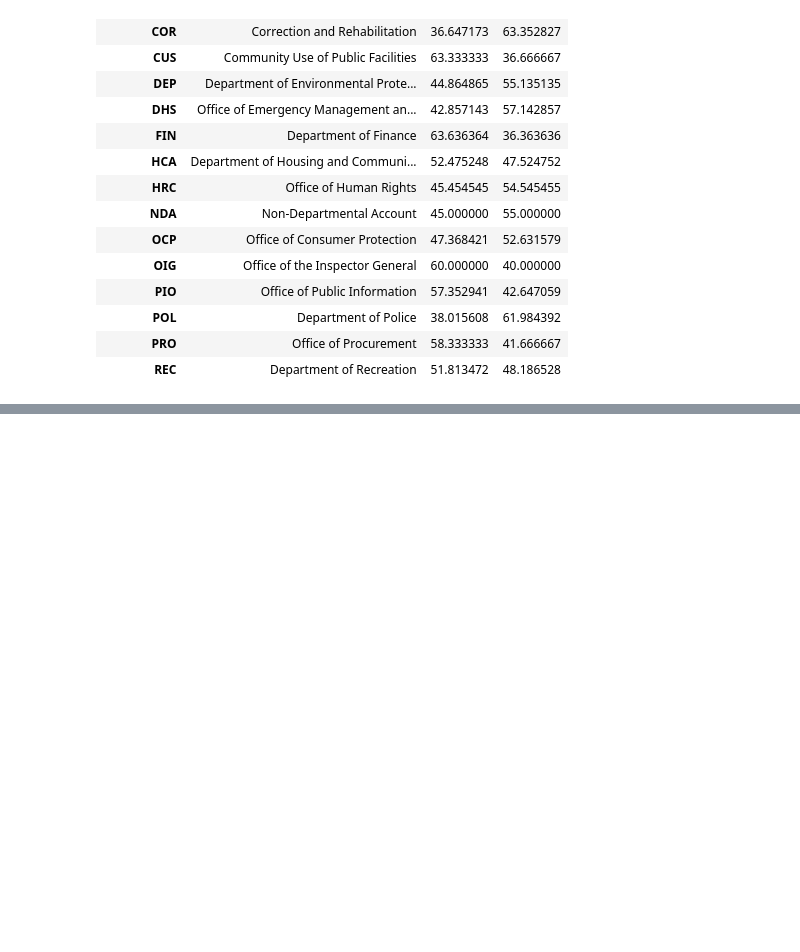
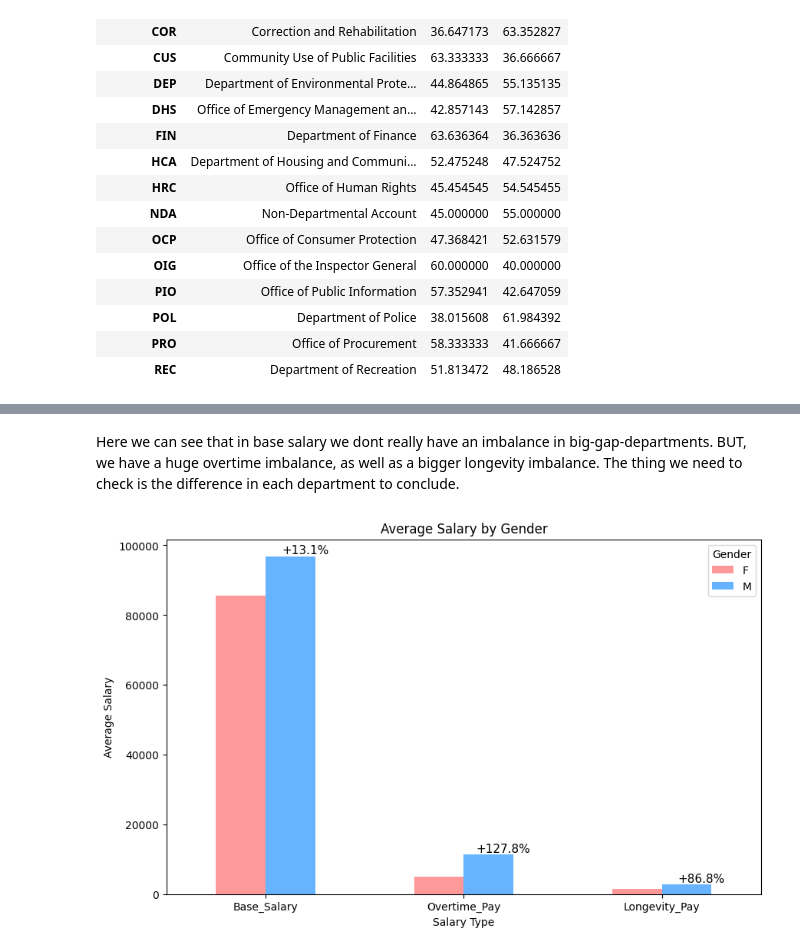
Before and after one commit to christinasamara/WageWise-Analytics, a Jupyter notebook: wage_analytics2.ipynb, the cells around one changed output, grey strips where cells are left out. Saved outputs shown, nothing was run; the diff lists cells and outputs as text; code cells hidden in the pictures; blank space fills up the shorter version.

```diff
--- a/wage_analytics2.ipynb
+++ b/wage_analytics2.ipynb
@@ -267,0 +351,40 @@ balanced_departments.join(dept_lookup.set_index('Department'), on='Department',
+# %% [markdown]
+Here we can see that in base salary we dont really have an imbalance in big-gap-departments. BUT, we have a huge overtime imbalance, as well as a bigger longevity imbalance. The thing we need to check is the difference in each department to conclude.
+# %%
+avg_salaries_balanced = balanced_departments.join(df.set_index('Department'), on='Department', how='left').groupby('Gender')[[
+    'Base_Salary',
+    'Overtime_Pay',
+    'Longevity_Pay'
+]].mean()
+percent_diff = ((avg_salaries_balanced.loc['M'] - avg_salaries_balanced.loc['F']) / avg_salaries_balanced.loc['F']) * 100
+
+ax = avg_salaries_balanced.T.plot(kind='bar', figsize=(10,6), color=['#ff9999','#66b3ff'])
+
+plt.title('Average Salary by Gender')
+plt.xlabel('Salary Type')
+plt.ylabel('Average Salary')
+plt.xticks(rotation=0)
+plt.legend(title='Gender')
+
+# Add +X% to highest bar of each category
+for i, salary_type in enumerate(avg_salaries_balanced.columns):
+
+    f_val = avg_salaries_balanced.loc['F', salary_type]
+    m_val = avg_salaries_balanced.loc['M', salary_type]
+
+    if m_val > f_val:
+        higher_value = m_val
+        x_position = i + 0.2   # male bar position
+        gap = percent_diff[salary_type]
+    else:
+        higher_value = f_val
+        x_position = i - 0.2   # female bar position
+        gap = -percent_diff[salary_type]
+
+    ax.text(x_position, higher_value,
+            f'+{abs(gap):.1f}%',
+            ha='center', va='bottom', fontsize=11)
+
+plt.show()
+# %% [output]
+[figure, added]
```
Also changed, not shown: parts of 20 cells of this notebook.
